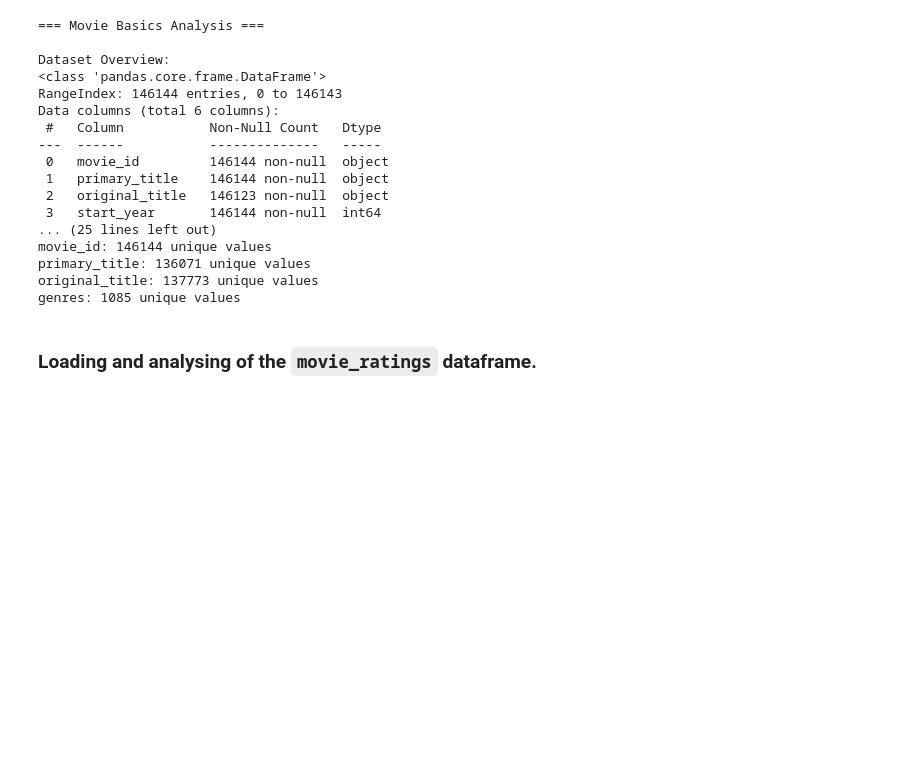
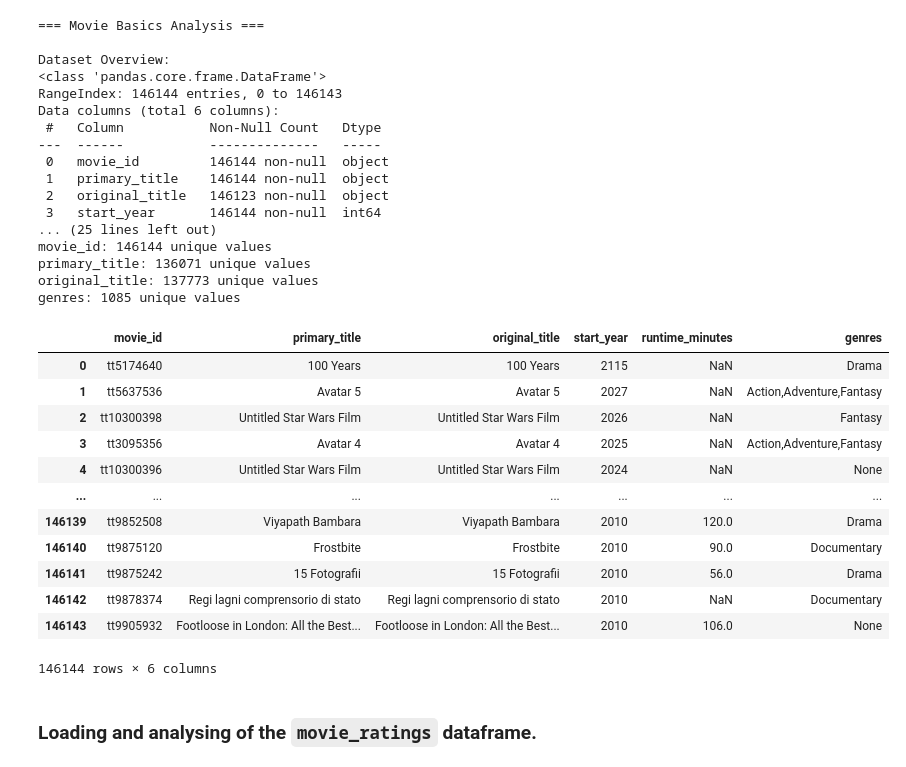
Before and after one commit to Saadia-ramo/phase2_project7, a Jupyter notebook: Notebook.ipynb, the cells around one changed output. Cells and saved outputs as stored; diff of their text form; code cells hidden in the pictures; blank space fills up the shorter version.

```diff
--- a/Notebook.ipynb
+++ b/Notebook.ipynb
@@ -248,6 +266,22 @@ movie_id: 146144 unique values
 primary_title: 136071 unique values
 original_title: 137773 unique values
 genres: 1085 unique values
+# %%
+movie_basics
+# %% [output]
+|  | movie_id | primary_title | original_title | start_year | runtime_minutes | genres |
+| 0 | tt5174640 | 100 Years | 100 Years | 2115 | NaN | Drama |
+| 1 | tt5637536 | Avatar 5 | Avatar 5 | 2027 | NaN | Action,Adventure,Fantasy |
+| 2 | tt10300398 | Untitled Star Wars Film | Untitled Star Wars Film | 2026 | NaN | Fantasy |
+| 3 | tt3095356 | Avatar 4 | Avatar 4 | 2025 | NaN | Action,Adventure,Fantasy |
+| 4 | tt10300396 | Untitled Star Wars Film | Untitled Star Wars Film | 2024 | NaN | None |
+| ... | ... | ... | ... | ... | ... | ... |
+| 146139 | tt9852508 | Viyapath Bambara | Viyapath Bambara | 2010 | 120.0 | Drama |
+| 146140 | tt9875120 | Frostbite | Frostbite | 2010 | 90.0 | Documentary |
+| 146141 | tt9875242 | 15 Fotografii | 15 Fotografii | 2010 | 56.0 | Drama |
+| 146142 | tt9878374 | Regi lagni comprensorio di stato | Regi lagni comprensorio di stato | 2010 | NaN | Documentary |
+| 146143 | tt9905932 | Footloose in London: All the Best... | Footloose in London: All the Best... | 2010 | 106.0 | None |
+146144 rows × 6 columns
 # %% [markdown]
 ### Loading and analysing of the `movie_ratings` dataframe.
 # %%
```
Also changed, not shown: parts of 49 cells of this notebook.
